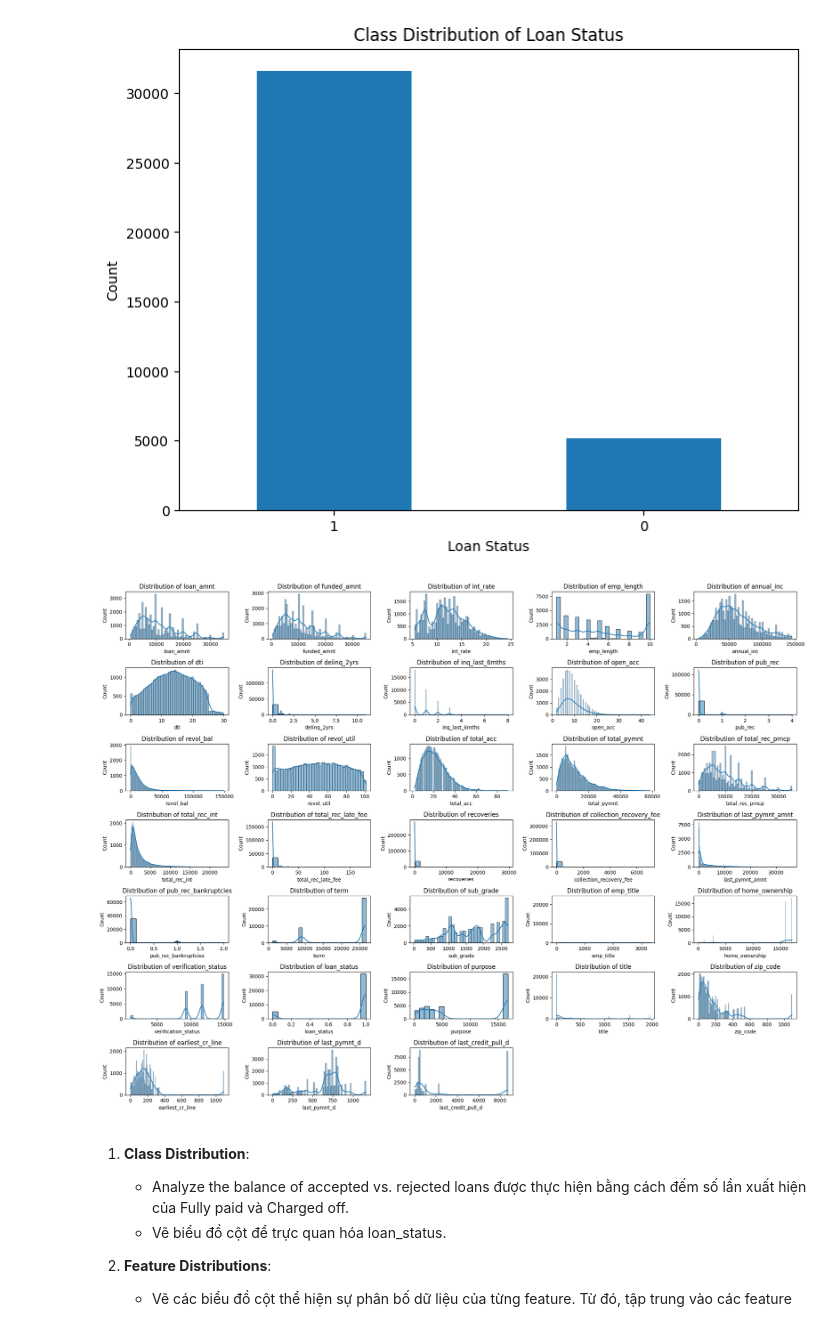
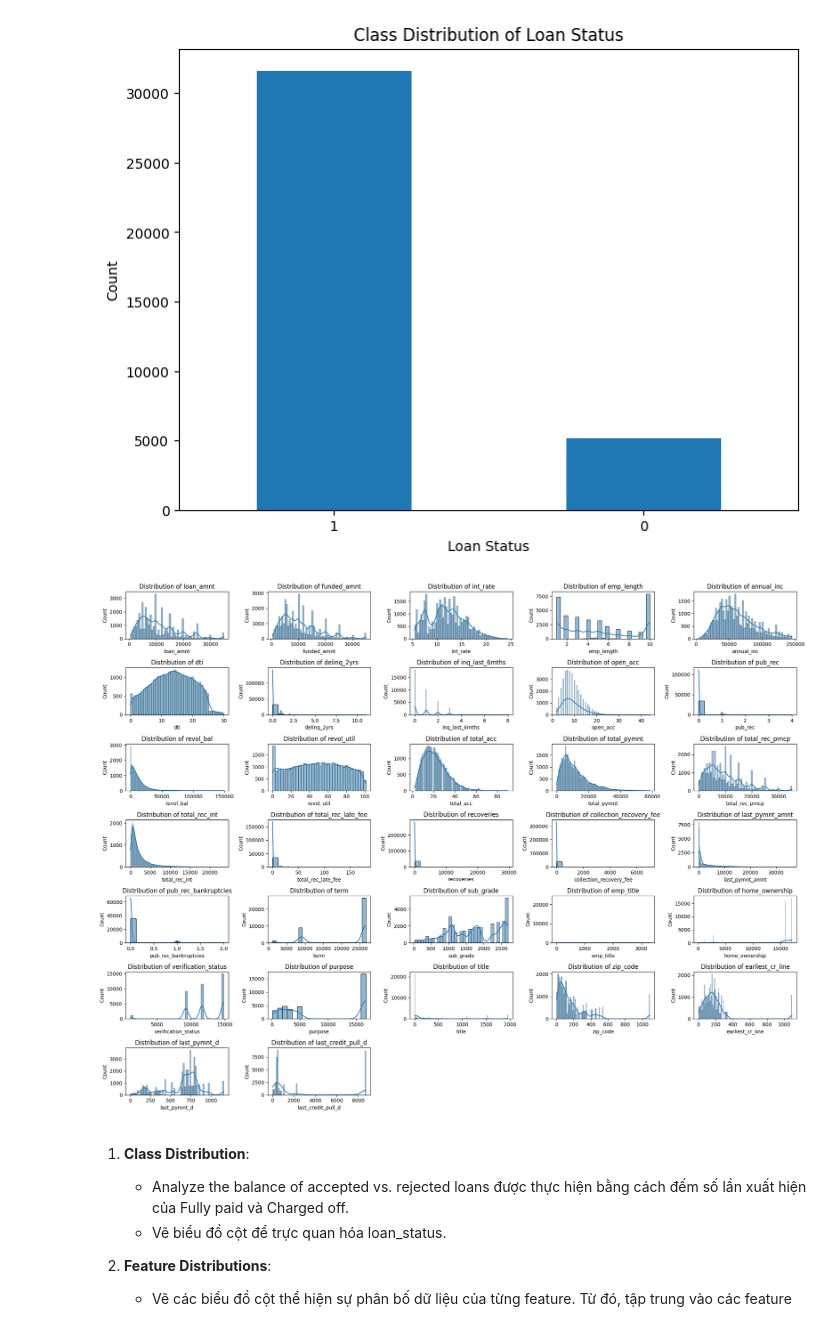
Before and after one commit to Meanliss/Project-midterm, a Jupyter notebook: MIDTERM.ipynb, the cells around one changed output. Saved outputs shown, nothing was run; the diff lists cells and outputs as text; code cells hidden in the pictures.

```diff
--- a/MIDTERM.ipynb
+++ b/MIDTERM.ipynb
@@ -230,8 +284,10 @@ plt.show()
 [figure]
 # %%
 # Bỏ các cột dưới đây vì các giá trị không đổi
-columns_to_drop = ['out_prncp', 'out_prncp_inv', 'chargeoff_within_12_mths', 'delinq_amnt', 'tax_liens']
-loan_df = loan_df.drop(columns = [col for col in columns_to_drop if col in loan_df.columns])
+columns_to_drop = ['out_prncp', 'out_prncp_inv',
+                   'chargeoff_within_12_mths', 'delinq_amnt', 'tax_liens']
+loan_df = loan_df.drop(
+    columns=[col for col in columns_to_drop if col in loan_df.columns])
 # %% [markdown]
 - Bỏ các cột trên vì các giá trị không đổi nên không ảnh hưởng đến dự đoán mô hình.
 # %%
@@ -252,21 +308,23 @@ for col in binary_cols:
 - Thay giá trị 'Fully Paid' = 1, 'Charged Off' = 0 do nếu 1 người trả nợ thì có thể tiếp tục cho mượn và ngược lại.
 - Nên lấy loan_status làm cột target cho model.
 # %%
-loan_df['loan_status'] = loan_df['loan_status'].map({'Fully Paid': 1, 'Charged Off': 0})
+loan_df['loan_status'] = loan_df['loan_status'].map(
+    {'Fully Paid': 1, 'Charged Off': 0})
 # %%
 # Điền các giá trị trống bằng giá trị median
 loan_df = loan_df.fillna(loan_df.median())
 # %%
 # Giả dụ cột 'loan_status' sẽ chỉ ra rằng khoản vay được chấp nhận hay không
 # Mã hóa các giá trị biến trong 'loan_status'
-loan_df['loan_status'] = loan_df['loan_status'].apply(lambda x: 1 if x == 1.0 else 0)
+loan_df['loan_status'] = loan_df['loan_status'].apply(
+    lambda x: 1 if x == 1.0 else 0)
 
 # Tính ma trận tương quan
 correlation_matrix = loan_df.corr()
 
 # Vẽ đồ thị heatmap cho ma trận tương quan
-plt.figure(figsize = (12, 8))
-sns.heatmap(correlation_matrix, annot = True, cmap = 'coolwarm', fmt = '.1f')
+plt.figure(figsize=(12, 8))
+sns.heatmap(correlation_matrix, annot=True, cmap='coolwarm', fmt='.1f')
 plt.title('Correlation Matrix')
 plt.show()
 # %% [output]
@@ -276,7 +334,8 @@ plt.show()
 # %%
 # Loại bỏ các cột có độ tương quan cao
 columns_to_drop = ['funded_amnt_inv', 'total_pymnt_inv', 'issue_d']
-loan_df = loan_df.drop(columns = [col for col in columns_to_drop if col in loan_df.columns])
+loan_df = loan_df.drop(
+    columns=[col for col in columns_to_drop if col in loan_df.columns])
 # %%
 # Đếm các giá trị khác nhau trong 'loan_status'
 loan_status_counts = loan_df['loan_status'].value_counts()
@@ -300,22 +359,33 @@ loan_status
 Name: count, dtype: int64
 [figure]
 # %%
-numerical_features = loan_df
+numerical_features = loan_df.drop(
+    columns=['loan_status']).select_dtypes(exclude='object').columns
+
 
 # Vẽ đồ thị phân phối cho các feature
 num_features = len(numerical_features)
+
 num_cols = 5
+
 num_rows = (num_features // num_cols) + (num_features % num_cols > 0)
 
-plt.figure(figsize = (20, 15))
+
+plt.figure(figsize=(20, 15))
+
 for i, feature in enumerate(numerical_features):
+
     plt.subplot(num_rows, num_cols, i + 1)
-    sns.histplot(loan_df[feature], kde = True)
+
+    sns.histplot(loan_df[feature], kde=True)
+
     plt.title(f'Distribution of {feature}')
+
 plt.tight_layout()
+
 plt.show()
 # %% [output]
-[figure, old version]
+[figure, new version]
 # %% [markdown]
 1. **Class Distribution**:
    - Analyze the balance of accepted vs. rejected loans được thực hiện bằng cách đếm số lần xuất hiện của Fully paid và Charged off.
```
Also changed, not shown: parts of 77 cells of this notebook.
